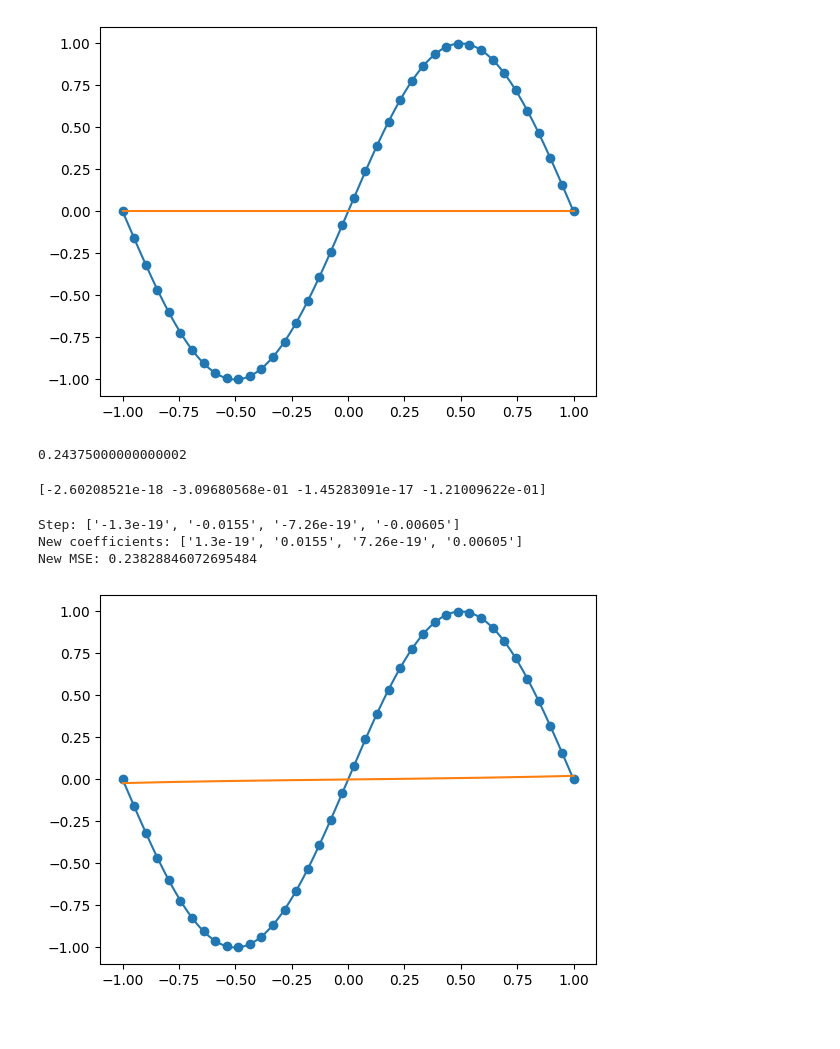
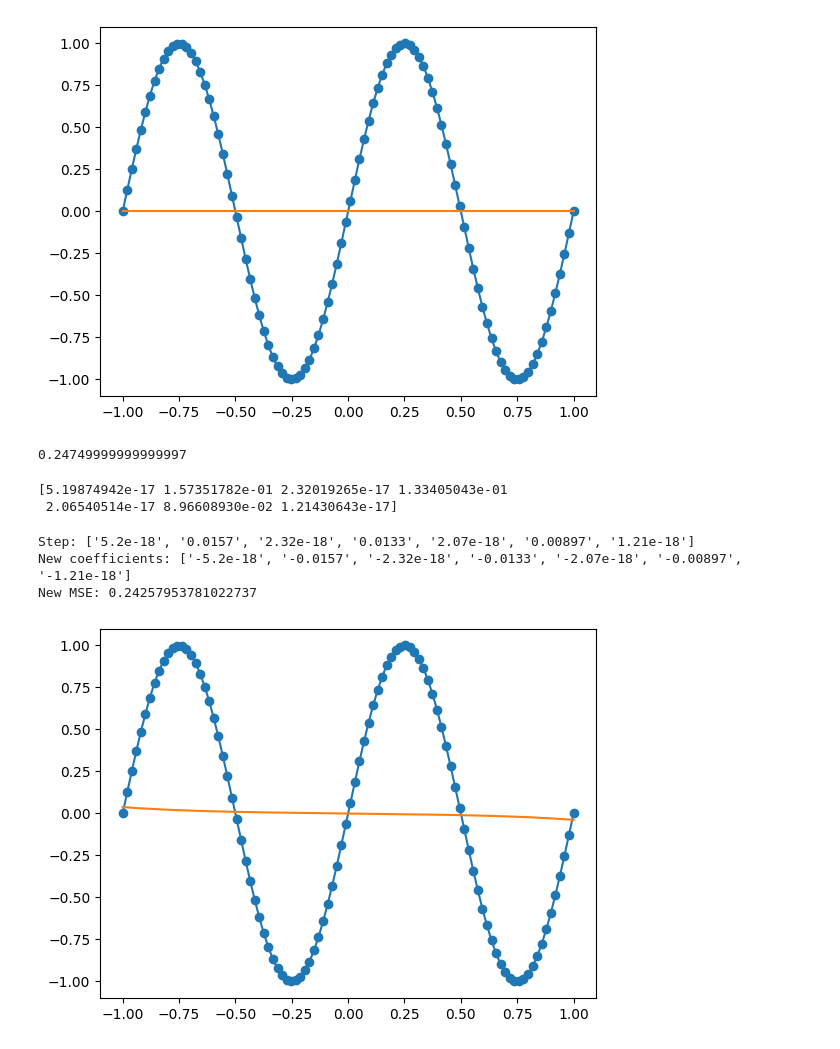
Before and after one commit to will-lynas/MATH0114-ML-AI, a Jupyter notebook: notebook.ipynb, the cells around one changed output. Cells and saved outputs as stored; diff of their text form; code cells hidden in the pictures.

```diff
--- a/notebook.ipynb
+++ b/notebook.ipynb
@@ -2,8 +2,8 @@
 import numpy as np
 import matplotlib.pyplot as plt
 # %%
-num_samples = 40
-sine_scale = 1 # The number of sine waves
+num_samples = 100
+sine_scale = 2 # The number of sine waves
 
 x = np.linspace(-1, 1, num_samples)
 y = np.sin(x * sine_scale * np.pi)
@@ -12,19 +12,19 @@ y_smooth = np.sin(x_smooth * sine_scale * np.pi)
 # %%
 
 def plot_graph(polynomial_coefficients):
     polynomial = np.poly1d(polynomial_coefficients[::-1])
     p_smooth = polynomial(x_smooth)
 
     plt.plot(x_smooth, y_smooth)
     plt.plot(x_smooth, p_smooth)
     plt.scatter(x, y)
     plt.show()
 
-degree = 3
+degree = 6
 polynomial_coefficients = np.zeros(degree + 1)
 plot_graph(polynomial_coefficients)
 # %% [output]
-[figure, old version]
+[figure, new version]
 # %%
 def mse(polynomial_coefficients):
     polynomial = np.poly1d(polynomial_coefficients[::-1])
@@ -34,7 +34,7 @@ def mse(polynomial_coefficients):
 
 print(mse(polynomial_coefficients))
 # %% [output]
-0.24375000000000002
+0.24749999999999997
 # %%
 X = np.vstack([x**i for i in range(degree + 1)]).T
 
@@ -46,12 +46,13 @@ def gradient(polynomial_coefficients):
 
 print(gradient(polynomial_coefficients))
 # %% [output]
-[-2.60208521e-18 -3.09680568e-01 -1.45283091e-17 -1.21009622e-01]
+[5.19874942e-17 1.57351782e-01 2.32019265e-17 1.33405043e-01
+ 2.06540514e-17 8.96608930e-02 1.21430643e-17]
 # %%
 # Make a copy so I don't mess up original
 coefficients = polynomial_coefficients.copy()
 
-learning_rate = 0.05
+learning_rate = 0.1
 
 step = learning_rate * gradient(coefficients)
 print(f"Step: {[f'{x:.3g}' for x in step]}")
@@ -62,9 +63,9 @@ print(f"New coefficients: {[f'{x:.3g}' for x in coefficients]}")
 print(f"New MSE: {mse(coefficients)}")
 plot_graph(coefficients)
 # %% [output]
-Step: ['-1.3e-19', '-0.0155', '-7.26e-19', '-0.00605']
-New coefficients: ['1.3e-19', '0.0155', '7.26e-19', '0.00605']
-New MSE: 0.23828846072695484
+Step: ['5.2e-18', '0.0157', '2.32e-18', '0.0133', '2.07e-18', '0.00897', '1.21e-18']
+New coefficients: ['-5.2e-18', '-0.0157', '-2.32e-18', '-0.0133', '-2.07e-18', '-0.00897', '-1.21e-18']
+New MSE: 0.24257953781022737
-[figure, old version]
+[figure, new version]
 # %%
 coefficients = polynomial_coefficients.copy()
```
Also changed, not shown: parts of 1 cell of this notebook.
